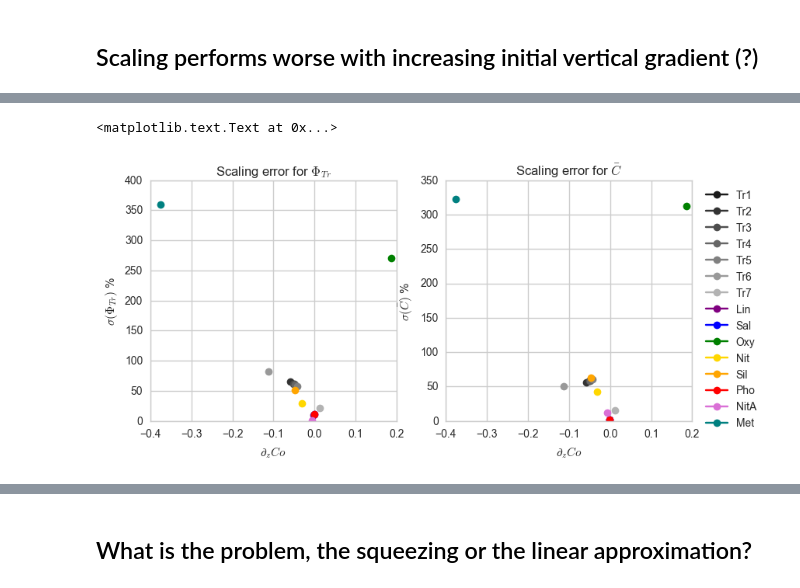
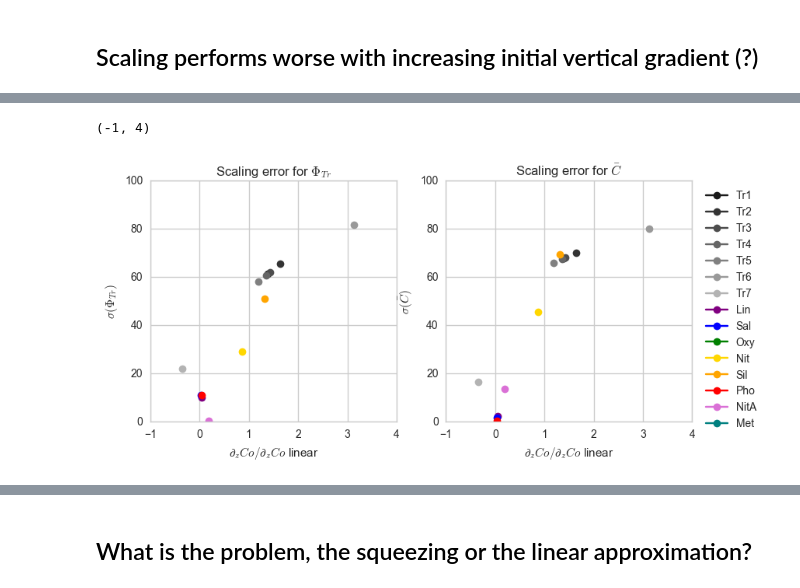
Before and after one commit to UBC-MOAD/outputanalysisnotebooks, a Jupyter notebook: NutrientProfiles/Parabolic/How_far_from_real_profiles.ipynb, the cells around one changed output, grey strips where cells are left out. Drawn from its saved outputs; the diff is of its cells as text; code cells hidden in the pictures.

```diff
--- a/NutrientProfiles/Parabolic/How_far_from_real_profiles.ipynb
+++ b/NutrientProfiles/Parabolic/How_far_from_real_profiles.ipynb
@@ -294,7 +294,7 @@ for TrMass, dTr0,Co,C, lab, col in zip(Mass_Para,Par_inidTrdz[:],Par_TrSB[:],Par
     ax2.plot(Capprox, C, color=col, label=lab, marker='o')
     err_C = Capprox/C
 
-    print ("%s" % (lab), "\t".join(['\t%1.1f\t%1.1f\t%1.3f\t%1.1f' % (abs(1-err_phi)*100, abs(1-err_C)*100, dTr0, Co)]))
+    print ("%s" % (lab), "\t".join(['\t%1.1f\t%1.1f\t%1.3f\t%1.1f' % (abs(1-err_phi)*100, abs(1-err_C)*100, -dTr0, Co)]))
 
 
 
@@ -312,12 +312,12 @@ for TrMass, dTr0, Co,C, lab, col in zip(Mass_Bark,Bar_inidTrdz,Bar_TrSB,Bar_maxT
     err_phi = scale_PhiTr/PhiTr
     ax2.plot(Capprox, C, color=col, label=lab, marker='o')
     err_C = Capprox/C
-    print ("%s" % (lab), "\t".join(['\t%1.1f\t%1.1f\t%1.3f\t%1.1f' % (abs(1-err_phi)*100, abs(1-err_C)*100, dTr0, Co)]))
+    print ("%s" % (lab), "\t".join(['\t%1.1f\t%1.1f\t%1.3f\t%1.1f' % (abs(1-err_phi)*100, abs(1-err_C)*100, -dTr0, Co)]))
 
 
 
 ax1.set_xlabel(r'$\Phi_{Tr}$ ($10^4$ $[C]$m$^{3}$s$^{-1}$)')
-ax1.set_ylabel('Tr mass in HCW anom ($10^4$ $[C]$m$^{3}$s$^{-1}$)')
+ax1.set_ylabel('Flux of Tr mass in HCW  ($10^4$ $[C]$m$^{3}$s$^{-1}$)')
 ax1.set_title('Scaling estimate vs. model results')
 #ax1.set_ylim(0,500)
 #ax1.set_xlim(0,500)
@@ -376,7 +376,7 @@ for TrMass, dTr0, Co,C, lab, col in zip(Mass_Bark,Bar_inidTrdz,Bar_TrSB,Bar_maxT
     ax2.plot(Capprox, C, color=col, label=lab, marker='o')
 
 ax1.set_xlabel(r'$\Phi_{Tr}$ ($10^4$ $[C]$m$^{3}$s$^{-1}$)')
-ax1.set_ylabel('Zoom Tr mass in HCW anom ($10^4$ $[C]$m$^{3}$s$^{-1}$)')
+ax1.set_ylabel('Zoom Flux Tr mass in HCW  ($10^4$ $[C]$m$^{3}$s$^{-1}$)')
 ax1.set_title('Zoom Scaling estimate vs. model results')
 ax1.set_ylim(0,150)
 ax1.set_xlim(0,150)
@@ -424,9 +424,9 @@ for TrMass, dTr0,Co,C, lab, col in zip(Mass_Para,Par_inidTrdz[:],Par_TrSB[:],Par
     Capprox=((0.04*(dTrdz*(Hh+132.0)/2.0))+1.0)*Co
     scale_PhiTr = HA2013*Capprox
     err_phi = scale_PhiTr/PhiTr
-    ax1.plot(abs(dTr0),(abs(1-err_phi))*100 , color=col, label=lab, marker='o')
+    ax1.plot(abs(-dTr0),(abs(1-err_phi))*100 , color=col, label=lab, marker='o')
     err_C = Capprox/C
-    ax2.plot(abs(dTr0), abs(1-err_C)*100, color=col, label=lab, marker='o')
+    ax2.plot(abs(-dTr0), abs(1-err_C)*100, color=col, label=lab, marker='o')
 
 
 
@@ -439,9 +439,9 @@ for TrMass, dTr0, Co,C, lab, col in zip(Mass_Bark,Bar_inidTrdz,Bar_TrSB,Bar_maxT
     Capprox=((0.04*(dTrdz*(Hh+132.0)/2.0))+1.0)*Co
     scale_PhiTr = HA2013*Capprox
     err_phi = scale_PhiTr/PhiTr
-    ax1.plot(abs(dTr0),(abs(1-err_phi))*100 , color=col, label=lab, marker='o')
+    ax1.plot(abs(-dTr0),(abs(1-err_phi))*100 , color=col, label=lab, marker='o')
     err_C = Capprox/C
-    ax2.plot(abs(dTr0), abs(1-err_C)*100, color=col, label=lab, marker='o')
+    ax2.plot(abs(-dTr0), abs(1-err_C)*100, color=col, label=lab, marker='o')
 
 
 
@@ -463,46 +512,44 @@ fig,[ax1,ax2] = plt.subplots(1,2,figsize=(9,4))
 
 rec = records[0]
 
 for TrMass, dTr0,Co,C, lab, col in zip(Mass_Para,Par_inidTrdz[:],Par_TrSB[:],Par_maxTr[:],labels_Para,colours_Para):
 
     mass_can_eff = dfLWR[TrMass]
     PhiTr = np.mean(np.array([(mass_can_eff[ii]-mass_can_eff[ii-1])/(time[ii]-time[ii-1]) for ii in range (8,15)]))
     PhiTr_std = np.std(np.array([(mass_can_eff[ii]-mass_can_eff[ii-1])/(time[ii]-time[ii-1]) for ii in range (8,15)]))
     dTrdz = -dTr0*(6.3*(((Z+Zdif)/Hs))+1.0)
     Capprox=((0.04*(dTrdz*(Hh+132.0)/2.0))+1.0)*Co
     scale_PhiTr = HA2013*Capprox
     err_phi = scale_PhiTr/PhiTr
-    ax1.plot((dTr0),(abs(1-err_phi))*100 , color=col, label=lab, marker='o')
+    ax1.plot((-dTr0)/dTr0_linear,(abs(1-err_phi))*100 , color=col, label=lab, marker='o')
     err_C = Capprox/C
-    ax2.plot((dTr0), abs(1-err_C)*100, color=col, label=lab, marker='o')
-
-
+    ax2.plot((-dTr0)/dTr0_linear, abs(1-err_C)*100, color=col, label=lab, marker='o')
 
 for TrMass, dTr0, Co,C, lab, col in zip(Mass_Bark,Bar_inidTrdz,Bar_TrSB,Bar_maxTr,labels_Bark,colours_Bark):
 
     mass_can_eff = dfBAR[TrMass]
     PhiTr = np.mean(np.array([(mass_can_eff[ii]-mass_can_eff[ii-1])/(time[ii]-time[ii-1]) for ii in range (8,15)]))
     PhiTr_std = np.std(np.array([(mass_can_eff[ii]-mass_can_eff[ii-1])/(time[ii]-time[ii-1]) for ii in range (8,15)]))
     dTrdz = -dTr0*(6.3*(((Z+Zdif)/Hs))+1.0)
     Capprox=((0.04*(dTrdz*(Hh+132.0)/2.0))+1.0)*Co
     scale_PhiTr = HA2013*Capprox
     err_phi = scale_PhiTr/PhiTr
-    ax1.plot((dTr0),(abs(1-err_phi))*100 , color=col, label=lab, marker='o')
+    ax1.plot((-dTr0)/dTr0_linear,(abs(1-err_phi))*100 , color=col, label=lab, marker='o')
     err_C = Capprox/C
-    ax2.plot((dTr0), abs(1-err_C)*100, color=col, label=lab, marker='o')
+    ax2.plot((-dTr0)/dTr0_linear, abs(1-err_C)*100, color=col, label=lab, marker='o')
 
-
-
-ax1.set_xlabel(r'$\partial_zCo$')
-ax1.set_ylabel('$\sigma(\Phi_{Tr})$ %')
+ax1.set_xlabel(r'$\partial_zCo/\partial_zCo$ linear')
+ax1.set_ylabel('$\sigma(\Phi_{Tr})$')
 ax1.set_title('Scaling error for $\Phi_{Tr}$')
-#ax1.set_ylim(0,500)
-#ax1.set_xlim(0,500)
+ax1.set_ylim(0,100)
+ax1.set_xlim(-1,4)
 
 ax2.legend(bbox_to_anchor=(1.3,1),ncol=1, columnspacing=0.1)
-ax2.set_xlabel(r'$\partial_zCo$')
-ax2.set_ylabel(r'$\sigma(\bar{C})$ %')
+ax2.set_xlabel(r'$\partial_zCo/\partial_zCo$ linear')
+ax2.set_ylabel(r'$\sigma(\bar{C})$')
 ax2.set_title(r'Scaling error for $\bar{C}$')
+ax2.set_ylim(0,100)
+ax2.set_xlim(-1,4)
 # %% [output]
-<matplotlib.text.Text at 0x...>
+(-1, 4)
-[figure, old version]
+[figure, new version]
```
Also changed, not shown: parts of 11 cells of this notebook, 1 other file.
